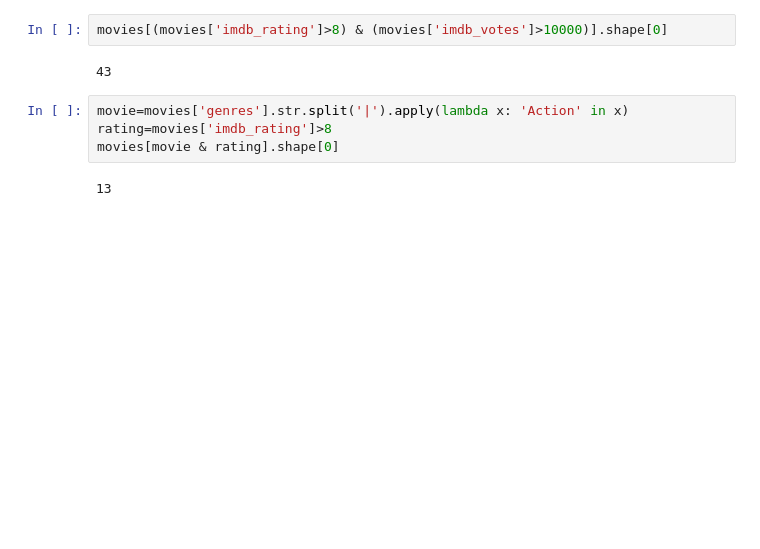
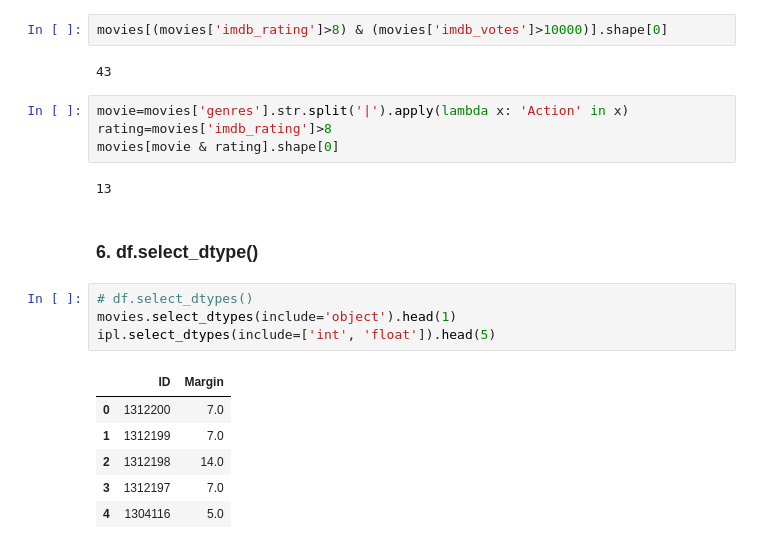
Before and after one commit to NeeleshRanpuriya/Data-Science-Series, a Jupyter notebook: Pandas/Pandas_Day2.ipynb, the cells around one changed output. Drawn from its saved outputs; the diff is of its cells as text; blank space fills up the shorter version.

```diff
--- a/Pandas/Pandas_Day2.ipynb
+++ b/Pandas/Pandas_Day2.ipynb
@@ -450,3 +450,16 @@ rating=movies['imdb_rating']>8
 movies[movie & rating].shape[0]
 # %% [output]
 13
+# %% [markdown]
+### 6. df.select_dtype()
+# %%
+# df.select_dtypes()
+movies.select_dtypes(include='object').head(1)
+ipl.select_dtypes(include=['int', 'float']).head(5)
+# %% [output]
+|  | ID | Margin |
+| 0 | 1312200 | 7.0 |
+| 1 | 1312199 | 7.0 |
+| 2 | 1312198 | 14.0 |
+| 3 | 1312197 | 7.0 |
+| 4 | 1304116 | 5.0 |
```
Also changed, not shown: parts of 2 cells of this notebook, 2 other files.
